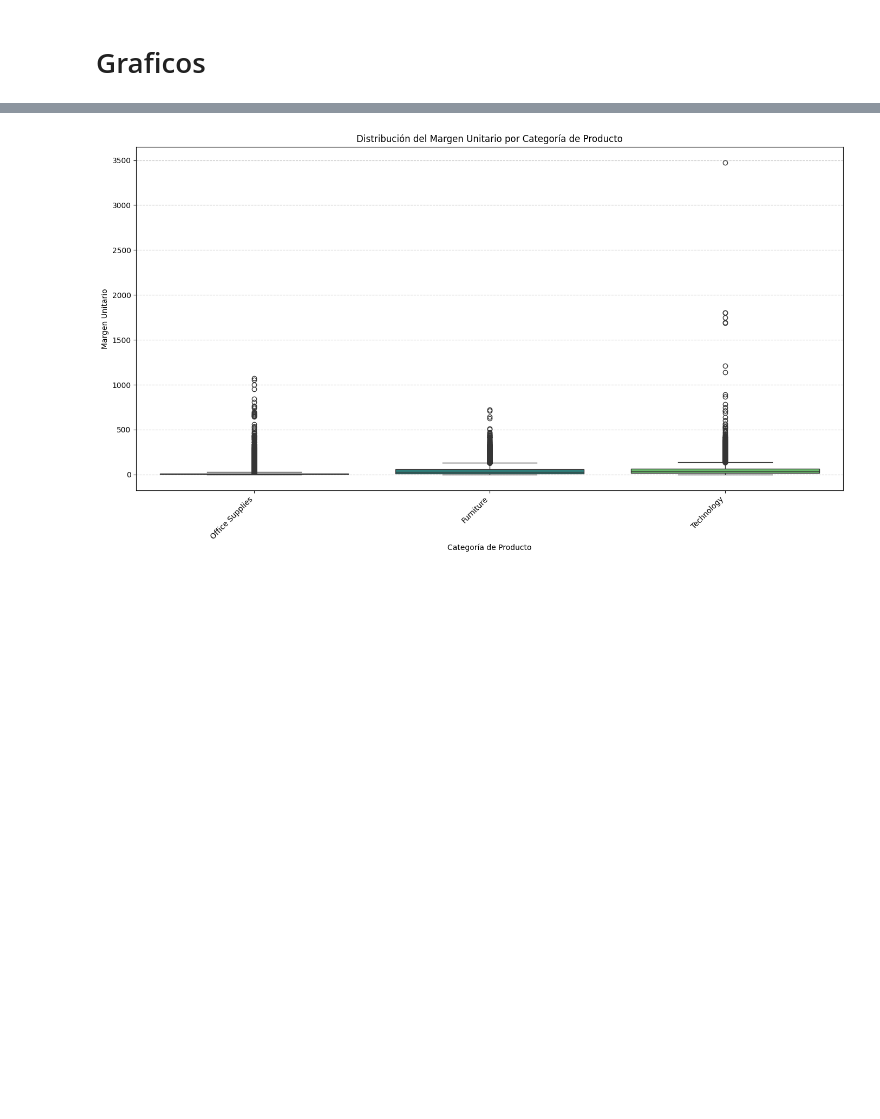
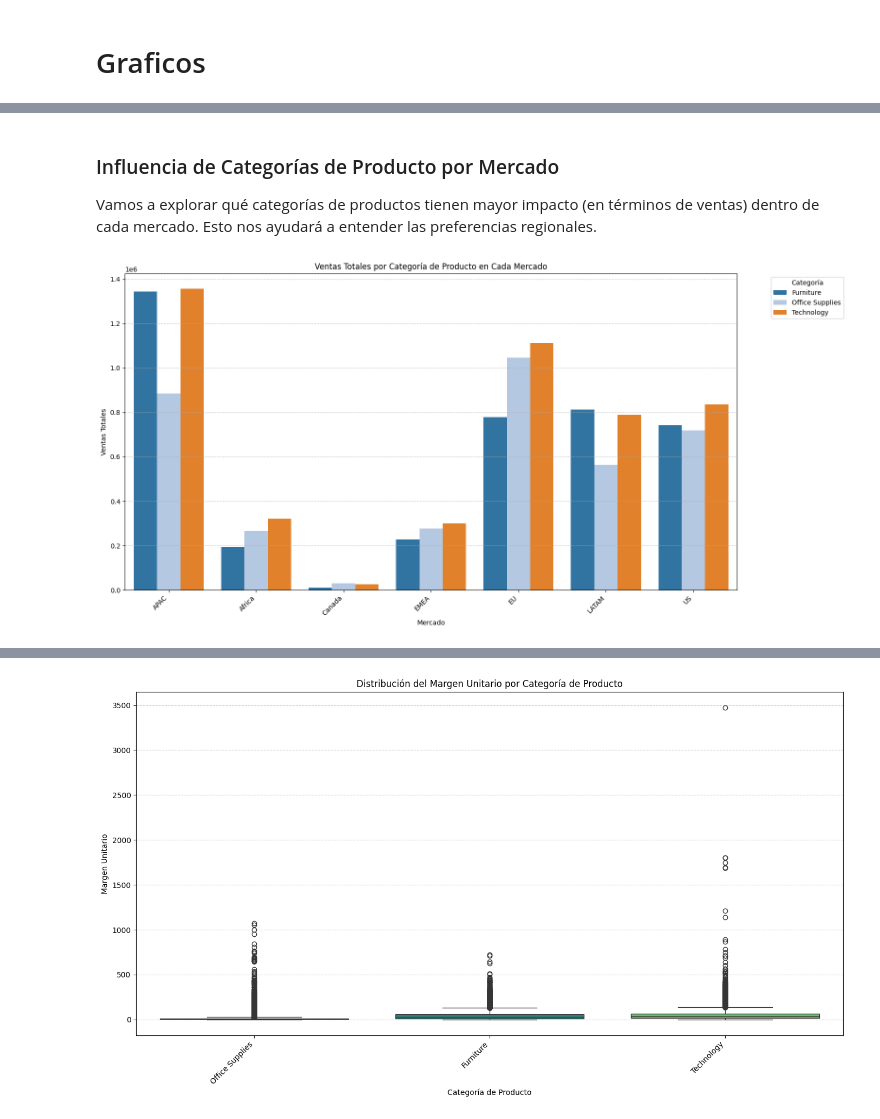
Before and after one commit to DAGP1145/MineriaDeDatos2, a Jupyter notebook: Dataset.ipynb, the cells around one changed output, grey strips where cells are left out. Saved outputs shown, nothing was run; the diff lists cells and outputs as text; code cells hidden in the pictures; blank space fills up the shorter version.

```diff
--- a/Dataset.ipynb
+++ b/Dataset.ipynb
@@ -414,0 +529,21 @@ import seaborn as sns
+# %% [markdown]
+### Influencia de Categorías de Producto por Mercado
+
+Vamos a explorar qué categorías de productos tienen mayor impacto (en términos de ventas) dentro de cada mercado. Esto nos ayudará a entender las preferencias regionales.
+# %%
+# Calcular las ventas totales por categoría y mercado
+sales_by_market_category = df_borrador.groupby(['market', 'category'])['sales'].sum().reset_index()
+
+# Crear un gráfico de barras apiladas para visualizar la distribución de ventas por categoría en cada mercado
+plt.figure(figsize=(16, 8))
+sns.barplot(x='market', y='sales', hue='category', data=sales_by_market_category, palette='tab20')
+plt.title('Ventas Totales por Categoría de Producto en Cada Mercado')
+plt.xlabel('Mercado')
+plt.ylabel('Ventas Totales')
+plt.xticks(rotation=45, ha='right')
+plt.legend(title='Categoría', bbox_to_anchor=(1.05, 1), loc='upper left')
+plt.grid(axis='y', linestyle='--', alpha=0.7)
+plt.tight_layout()
+plt.show()
+# %% [output]
+[figure, added]
```
Also changed, not shown: parts of 34 cells of this notebook.
